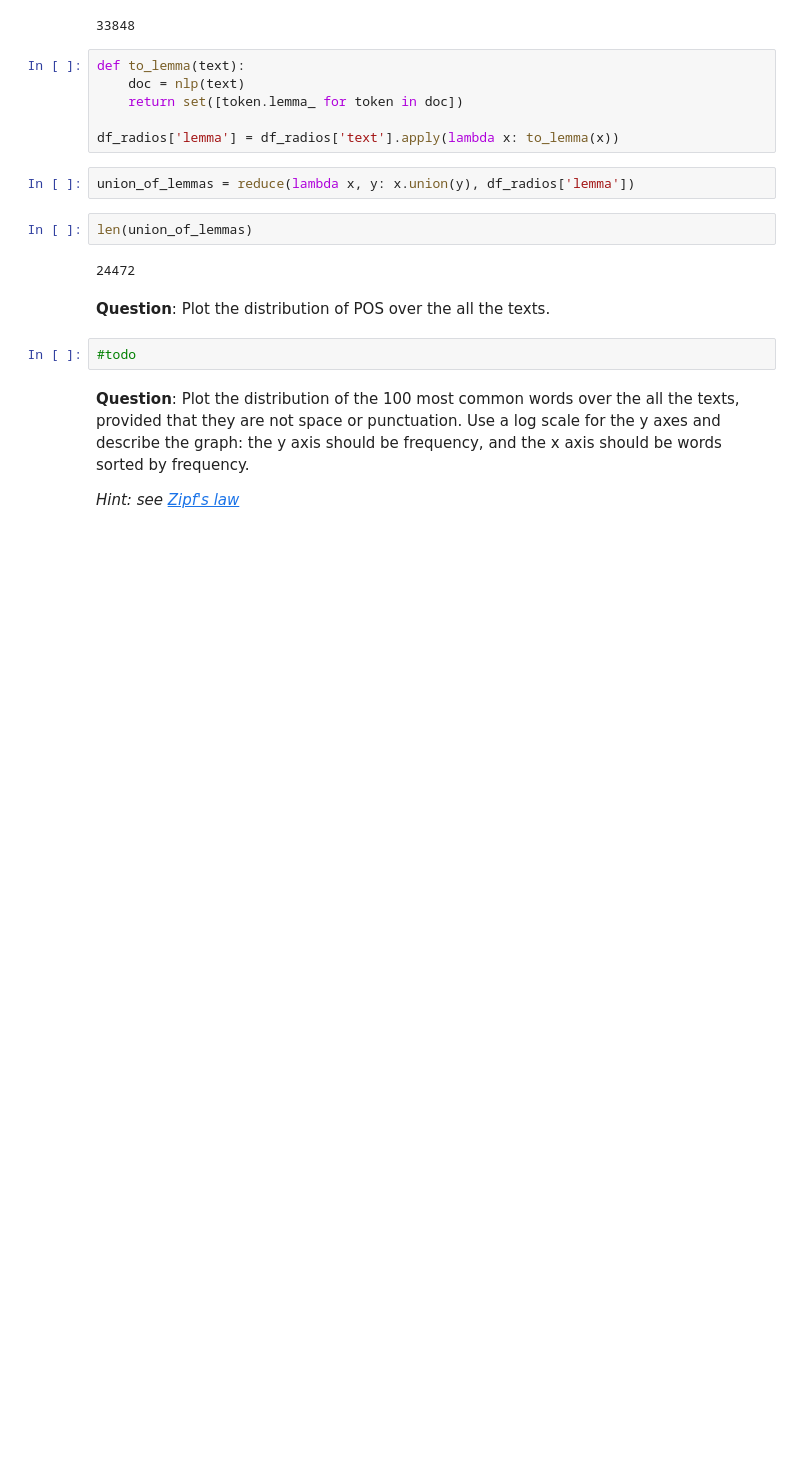
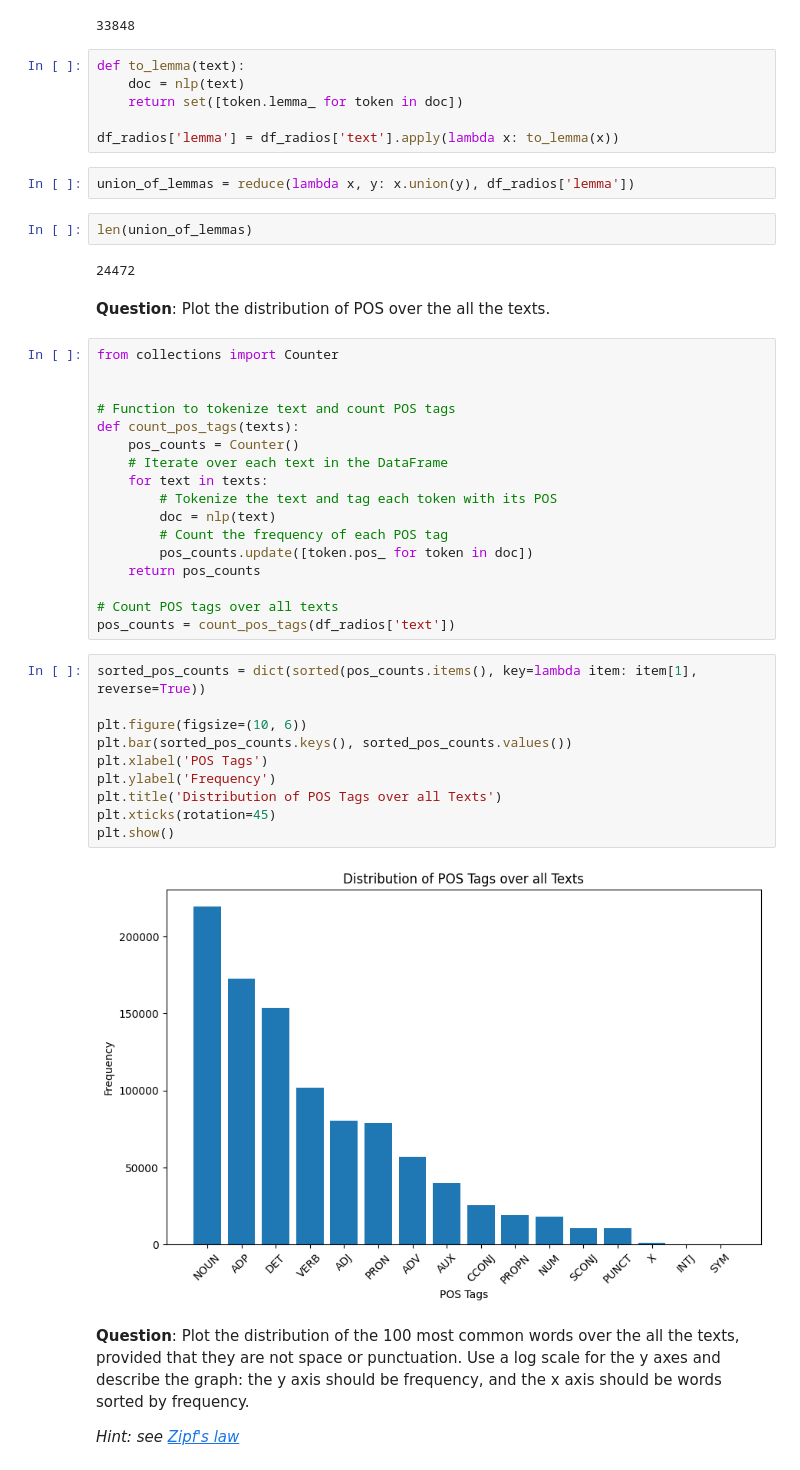
Before and after one commit to thibautlmr/tp_nlp, a Jupyter notebook: TP1/TP1-intro.ipynb, the cells around one changed output. Drawn from its saved outputs; the diff is of its cells as text; blank space fills up the shorter version.

```diff
--- a/TP1/TP1-intro.ipynb
+++ b/TP1/TP1-intro.ipynb
@@ -477,8 +482,35 @@ len(union_of_lemmas)
 24472
 # %% [markdown]
 **Question**: Plot the distribution of POS over the all the texts.
-# %%
-#todo
+# %%
+from collections import Counter
+
+
+# Function to tokenize text and count POS tags
+def count_pos_tags(texts):
+    pos_counts = Counter()
+    # Iterate over each text in the DataFrame
+    for text in texts:
+        # Tokenize the text and tag each token with its POS
+        doc = nlp(text)
+        # Count the frequency of each POS tag
+        pos_counts.update([token.pos_ for token in doc])
+    return pos_counts
+
+# Count POS tags over all texts
+pos_counts = count_pos_tags(df_radios['text'])
+# %%
+sorted_pos_counts = dict(sorted(pos_counts.items(), key=lambda item: item[1], reverse=True))
+
+plt.figure(figsize=(10, 6))
+plt.bar(sorted_pos_counts.keys(), sorted_pos_counts.values())
+plt.xlabel('POS Tags')
+plt.ylabel('Frequency')
+plt.title('Distribution of POS Tags over all Texts')
+plt.xticks(rotation=45)
+plt.show()
+# %% [output]
+[figure, added]
 # %% [markdown]
 **Question**: Plot the distribution of the 100 most common words over the all the texts, provided that they are not space or punctuation. Use a log scale for the y axes and describe the graph: the y axis should be frequency, and the x axis should be words sorted by frequency.
 
```
Also changed, not shown: parts of 19 cells of this notebook.
